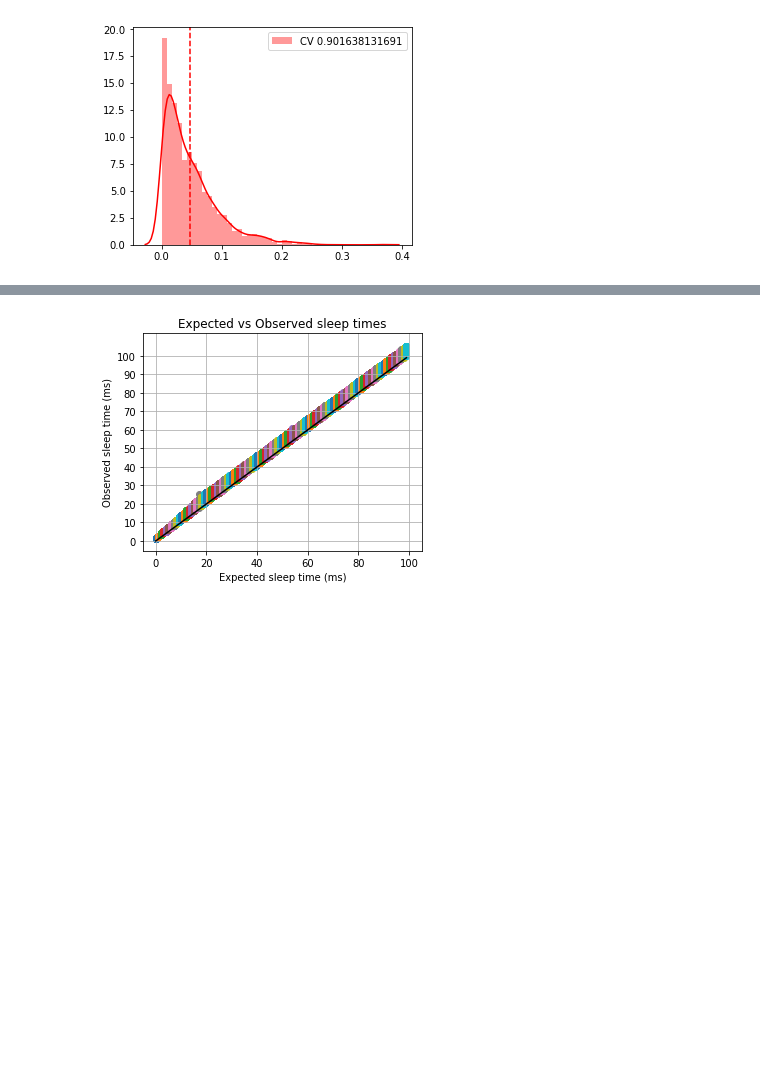
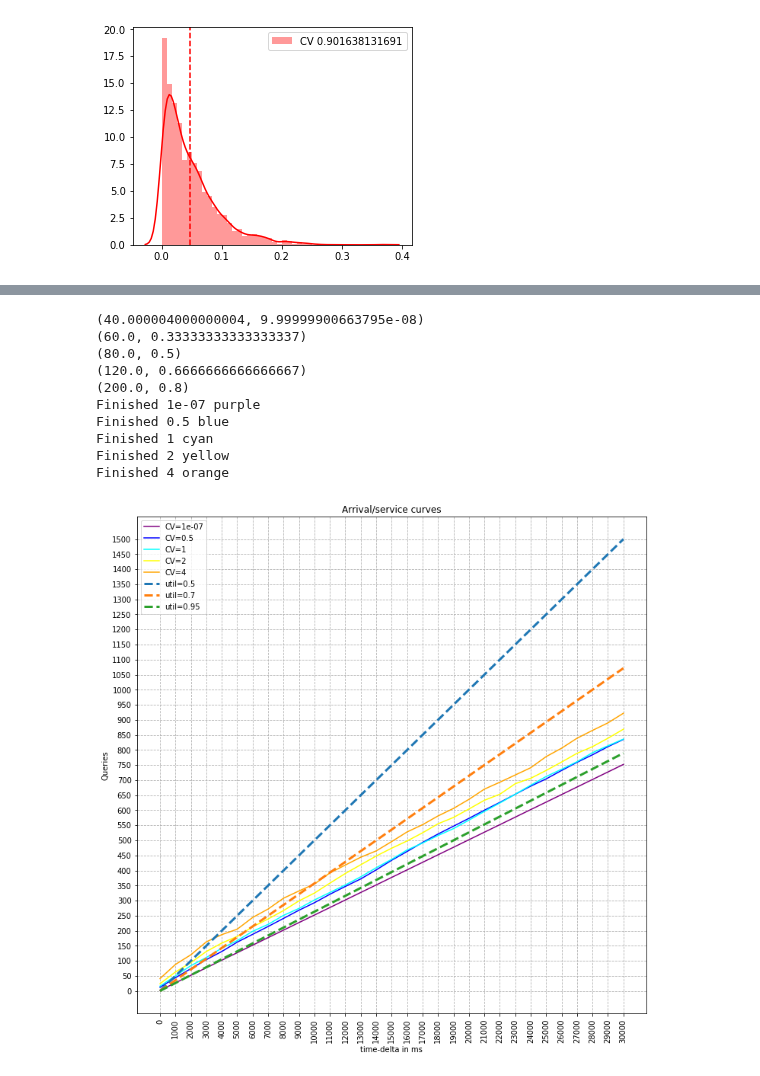
Before and after one commit to dcrankshaw/plots-model-comp-paper, a Jupyter notebook: plotting/Exponential_dists.ipynb, the cells around one changed output, grey strips where cells are left out. Saved outputs shown, nothing was run; the diff lists cells and outputs as text; code cells hidden in the pictures; blank space fills up the shorter version.

```diff
--- a/plotting/Exponential_dists.ipynb
+++ b/plotting/Exponential_dists.ipynb
@@ -113,8 +77,0 @@ Finished trial 100
-# %%
-for i in np.arange(len(result)):
-    plt.scatter(np.ones(100)*i/100, result[i])
-plt.title("Expected vs Observed sleep times")
-plt.xlabel("Expected sleep time (ms)")
-plt.ylabel("Observed sleep time (ms)")
-plt.plot(np.arange(100)/100., np.arange(100)/100., color="k")
-plt.grid(True)
@@ -158,11 +77,0 @@ Finished trial 100
-# %%
-for i in np.arange(len(result)):
-    plt.scatter(np.ones(100)*i, result[i])
-plt.title("Expected vs Observed sleep times")
-plt.xlabel("Expected sleep time (ms)")
-plt.ylabel("Observed sleep time (ms)")
-plt.plot(np.arange(100), np.arange(100), color="k")
-plt.yticks(np.arange(0,101,10))
-plt.grid(True)
-# %% [output]
-[figure, removed]
@@ -168,0 +140,42 @@ plt.grid(True)
+# %%
+### import timeit
+
+def gamma(mean, CV, size):
+    return np.random.gamma(1./CV, CV*mean, size=size)
+
+def batched(mean, CV, size):
+    var = CV*mean**2
+    right = (var+mean**2)/mean
+    ratio = 1-float(mean)/right
+    print(right, ratio)
+    template = np.random.rand(size)
+    template[template > ratio] = right
+    template[template <= ratio] = 0
+    return template
+
+mean = 40.
+CV_array = [0.0000001, 0.5, 1, 2, 4]
+timestamps_array_batched = [np.cumsum(batched(mean, CV, 50000)) for CV in CV_array]
+start_time = timeit.default_timer()
+x_range = xrange(1, 5000, 100)
+x_range = xrange(1, 31000, 1000)
+values = plot_arrival_and_out_curves(timestamps_array_batched, CV_array, N=x_range)
+for chosen_mean in 1/mean/np.asarray([0.5, 0.7, 0.95]):
+    plt.plot([0, max(x_range)], [0, max(x_range)*chosen_mean], label="util="+str(1/mean/chosen_mean), linewidth=3, linestyle="--")
+plt.yticks(np.arange(0,max(x_range)/mean/0.5,50))
+plt.legend()
+plt.show()
+
+elapsed = timeit.default_timer() - start_time
+# %% [output]
+(40.000004000000004, 9.99999900663795e-08)
+(60.0, 0.33333333333333337)
+(80.0, 0.5)
+(120.0, 0.6666666666666667)
+(200.0, 0.8)
+Finished 1e-07 purple
+Finished 0.5 blue
+Finished 1 cyan
+Finished 2 yellow
+Finished 4 orange
+[figure, added]
```
Also changed, not shown: parts of 8 cells of this notebook.
